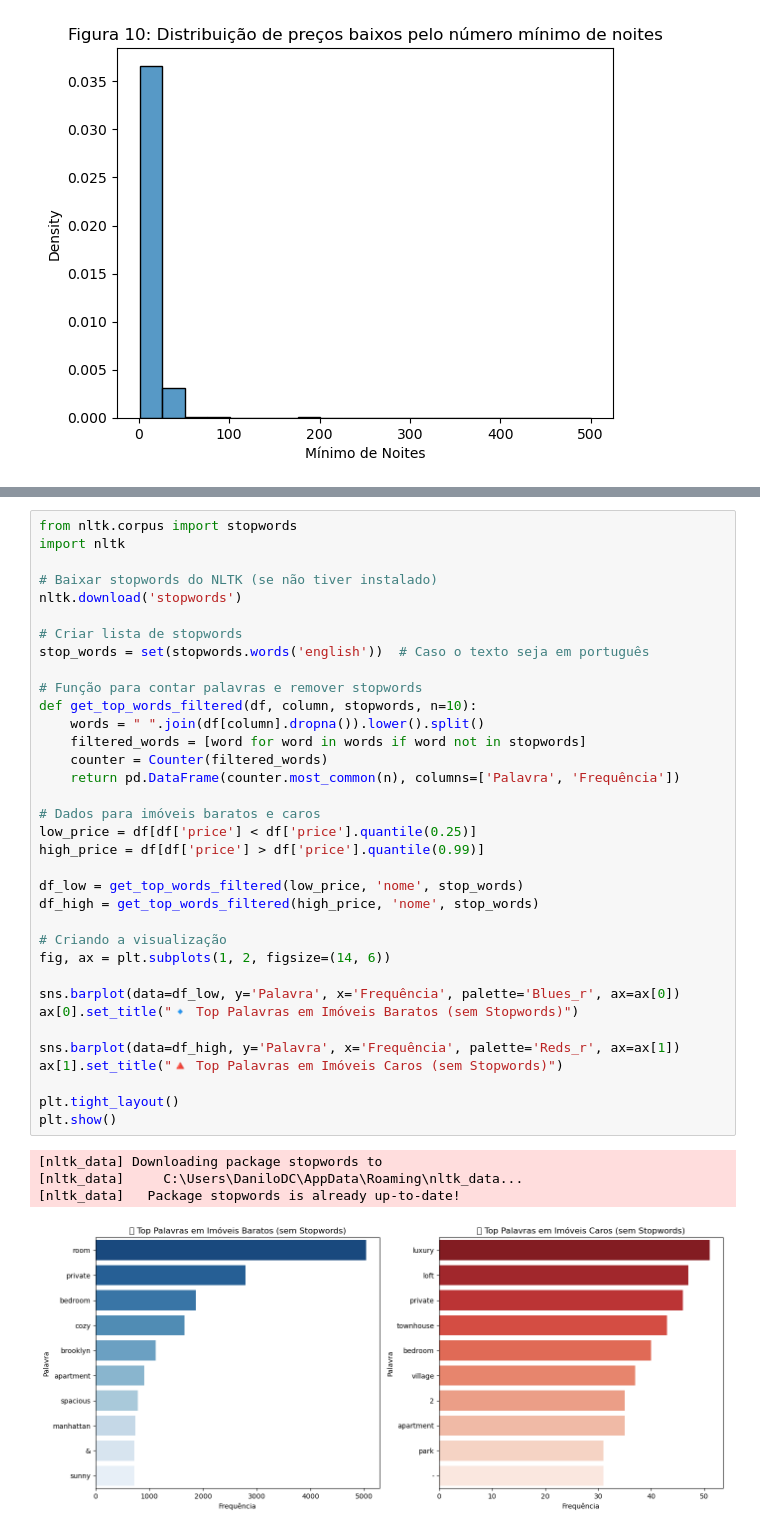
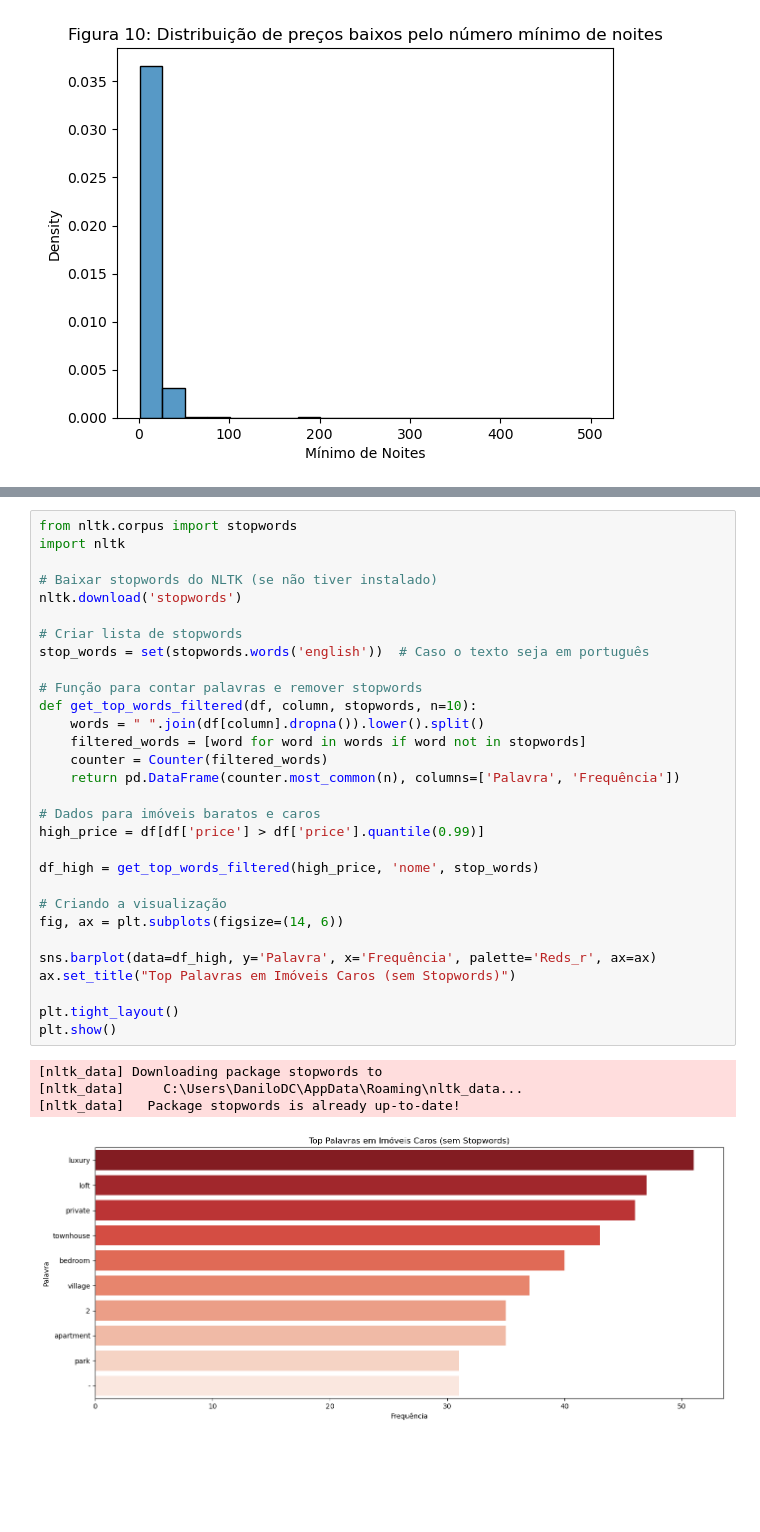
Before and after one commit to DaniloDC07/-Lighthouse-Desafio-Ci-ncia-de-Dados-2025, a Jupyter notebook: Desafio LIGHTHOUSE.ipynb, the cells around one changed output, grey strips where cells are left out. Saved outputs shown, nothing was run; the diff lists cells and outputs as text; blank space fills up the shorter version.

```diff
--- a/Desafio LIGHTHOUSE.ipynb
+++ b/Desafio LIGHTHOUSE.ipynb
@@ -556,39 +483,34 @@ plt.show()
 from nltk.corpus import stopwords
 import nltk
 
 # Baixar stopwords do NLTK (se não tiver instalado)
 nltk.download('stopwords')
 
 # Criar lista de stopwords
 stop_words = set(stopwords.words('english'))  # Caso o texto seja em português
 
 # Função para contar palavras e remover stopwords
 def get_top_words_filtered(df, column, stopwords, n=10):
     words = " ".join(df[column].dropna()).lower().split()
     filtered_words = [word for word in words if word not in stopwords]
     counter = Counter(filtered_words)
     return pd.DataFrame(counter.most_common(n), columns=['Palavra', 'Frequência'])
 
 # Dados para imóveis baratos e caros
-low_price = df[df['price'] < df['price'].quantile(0.25)]
 high_price = df[df['price'] > df['price'].quantile(0.99)]
 
-df_low = get_top_words_filtered(low_price, 'nome', stop_words)
 df_high = get_top_words_filtered(high_price, 'nome', stop_words)
 
 # Criando a visualização
-fig, ax = plt.subplots(1, 2, figsize=(14, 6))
+fig, ax = plt.subplots(figsize=(14, 6))
 
-sns.barplot(data=df_low, y='Palavra', x='Frequência', palette='Blues_r', ax=ax[0])
-ax[0].set_title("🔹 Top Palavras em Imóveis Baratos (sem Stopwords)")
-
-sns.barplot(data=df_high, y='Palavra', x='Frequência', palette='Reds_r', ax=ax[1])
-ax[1].set_title("🔺 Top Palavras em Imóveis Caros (sem Stopwords)")
+sns.barplot(data=df_high, y='Palavra', x='Frequência', palette='Reds_r', ax=ax)
+ax.set_title("Top Palavras em Imóveis Caros (sem Stopwords)")
 
 plt.tight_layout()
 plt.show()
 # %% [output]
 [nltk_data] Downloading package stopwords to
 [nltk_data]     C:\Users\DaniloDC\AppData\Roaming\nltk_data...
 [nltk_data]   Package stopwords is already up-to-date!
-[figure, old version]
+[figure, new version]
```
Also changed, not shown: parts of 4 cells of this notebook.
